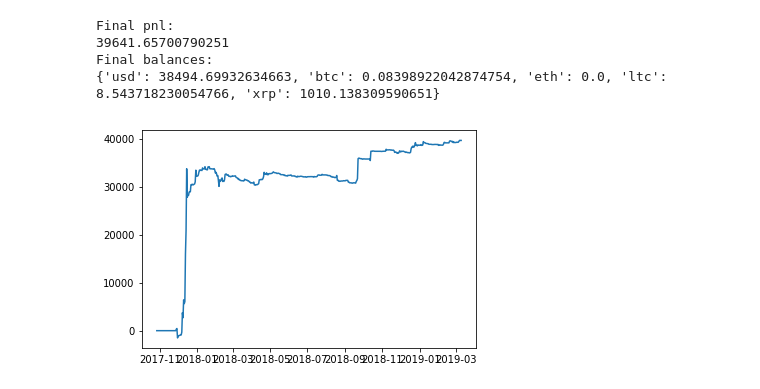
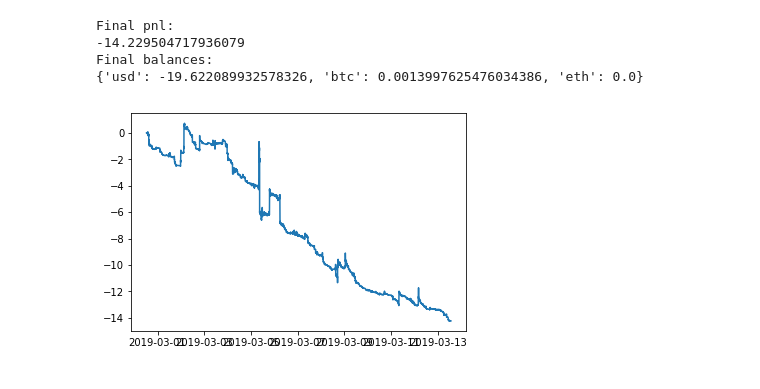
Before and after one commit to cambrian/quant, a Jupyter notebook: research/analysis.ipynb, the cells around one changed output. Saved outputs shown, nothing was run; the diff lists cells and outputs as text; code cells hidden in the pictures.

Commit message:
add moving avg to stat arb strategy

```diff
--- a/research/analysis.ipynb
+++ b/research/analysis.ipynb
@@ -13,7 +21,7 @@ print(data)
 # plot price data
 
 dates = [x['date'] for x in data]
-prices_ = [{k:v for k,v in x.items() if k in ['btc_usd', 'eth_usd', 'ltc_usd', 'xrp_usd']} for x in data]
+prices_ = [{k:v for k,v in x.items() if k in pairs} for x in data]
 prices = pd.DataFrame(prices_, index = dates)
 prices_norm = (prices - prices.mean()) / (prices.max() - prices.min())
 plt.plot(prices_norm)
@@ -47,14 +52,0 @@ plot_corr(prices)
-# %%
-def window_corr(df, window_size = 16):
-    '''Generate sliding window correlation matrix
-
-    Returns [(window_end_date, window_correlation_matrix)]'''
-    corrs = []
-    (rows, cols) = df.shape
-    for i in range(rows-window_size):
-        window = df[i:i+window_size]
-        corrs.append((df.index[i+window_size-1], window.corr()))
-    return corrs
-
-x = window_corr(prices)
-print(x)
@@ -96,7 +70,8 @@ def pnl(balances, prices):
 
 def evaluate(strategy, data, fees = 0):
     '''data is prices per-day'''
-    balances = { 'usd': 0, 'btc': 0, 'eth': 0, 'ltc': 0, 'xrp': 0 }
+    currencies = pair_currencies(data.columns)
+    balances = dict.fromkeys(currencies, 0)
     results = []
     for (date, prices) in data.iterrows():
         orders = strategy.step(balances, prices)
@@ -124,16 +102,18 @@ Final results:
 from collections import deque
 
 class S(Strategy):
-    def __init__(self, window_size = 32, min_edge = 0.00, max_edge = 1, size = 1000):
+    def __init__(self, correlation_window_size = 32, movement_half_life = 4, min_edge = 0.000, max_edge = 1, size = 1000):
         '''size is usd per pct edge'''
-        self.window = deque()
-        self.window_size = window_size
+        self.window = deque() # could be a ring buffer if we cared about performance
+        self.correlation_window_size = correlation_window_size
         self.min_edge = min_edge
         self.max_edge = max_edge
         self.size = size
-
+        self.a = 0.5**(1/movement_half_life)
+        self.moving_prices = None
 
     def desired_balance_value(self, delta):
+        '''Returns the desired value in USD of the balance for the currency at some delta from fair'''
         if delta < self.min_edge:
             return 0
         if delta >= self.max_edge:
@@ -141,11 +121,16 @@ class S(Strategy):
         return delta * 100 * self.size
 
     def step(self, balances, prices):
+        if self.moving_prices is None:
+            self.moving_prices = prices
+        self.moving_prices = self.a * self.moving_prices + (1 - self.a) * prices
+
         self.window.append(prices)
-        while len(self.window) > self.window_size:
+        while len(self.window) > self.correlation_window_size:
             self.window.popleft()
-        if len(self.window) < self.window_size:
+        if len(self.window) < self.correlation_window_size:
             return {}
+
         windowframe = pd.DataFrame(self.window)
 
         # Calaculates fair movements by averaging correlated movements between all pairs, weighted by r^2
@@ -157,36 +142,35 @@ class S(Strategy):
         #    + xrp_movement * r_xrp^3 * stddev_btc/stddev_xrp)
         #   / (1 + r_eth^2 + r_ltc^2 + r_xrp^2)
 
-        prev_prices = windowframe.iloc[-2]
         stddevs = windowframe.std() # filter if stddev too high?
         corr = windowframe.corr()
-        movements = prices - prev_prices
+        movements = prices - self.moving_prices
         predicted_movements = (movements * corr).mul(stddevs, axis=0).div(stddevs, axis=1)
         confidences = corr ** 2
         fair_movements = (predicted_movements * confidences).sum(axis=1) / confidences.sum(axis=1)
 #         fairs = fair_movements + windowframe.iloc[-2]
 
 #         print(corr, pct_movements)
 #         print(predicted_movements)
 #         print(confidences)
 #         print(movements, fair_movements)
 #         print('')
 #         print('pct_movements')
 #         print(pct_movements)
 #         print('fair_pct_movements')
 #         print(fair_pct_movements)
         orders = {}
         for pair in movements.index:
             currency = pair.partition('_')[0]
-            delta = (movements[pair] - fair_movements[pair]) / prev_prices[pair]
+            delta = (movements[pair] - fair_movements[pair]) / self.moving_prices[pair]
             orders[pair] = self.desired_balance_value(delta) / prices[pair] - balances[currency]
 
         return orders
 
 plot_results(evaluate(S(), prices))
 # %% [output]
 Final pnl:
-39641.65700790251
+-14.229504717936079
 Final balances:
-{'usd': 38494.69932634663, 'btc': 0.08398922042874754, 'eth': 0.0, 'ltc': 8.543718230054766, 'xrp': 1010.138309590651}
+{'usd': -19.622089932578326, 'btc': 0.0013997625476034386, 'eth': 0.0}
-[figure, old version]
+[figure, new version]
```
Also changed, not shown: parts of 6 cells of this notebook, 3 other files.
